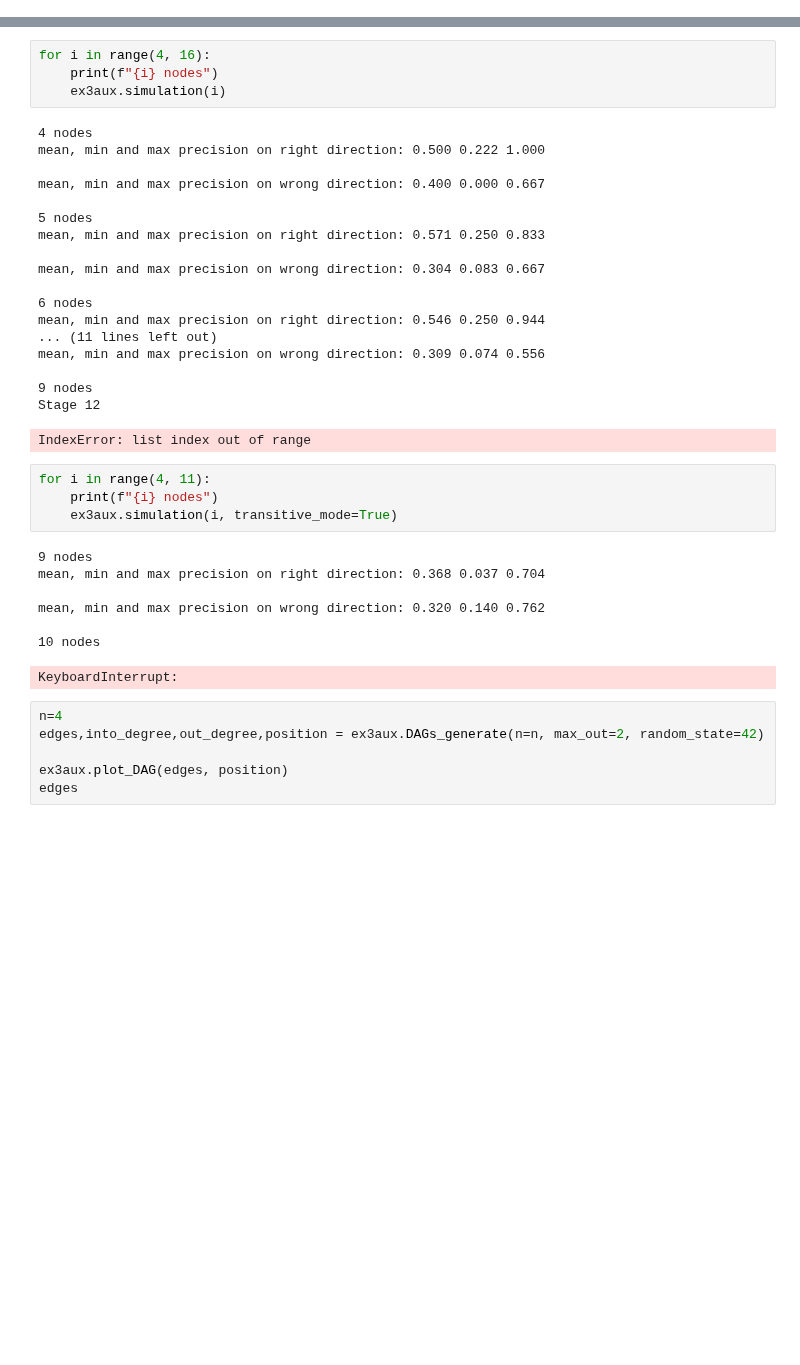
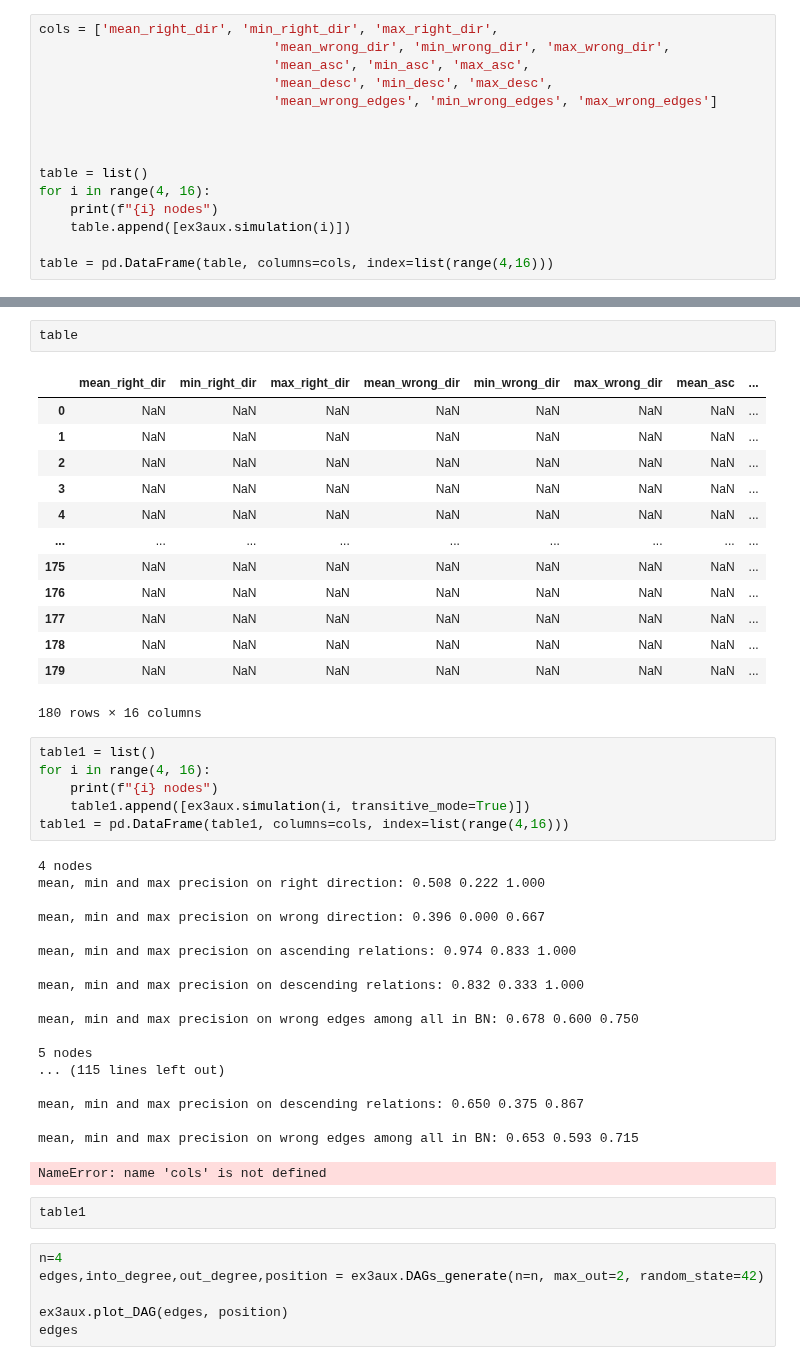
Before and after one commit to dmitry-grigorev/BAMT, a Jupyter notebook: experiments3/Experiments_synth_3.ipynb, the cells around one changed output, grey strips where cells are left out. Drawn from its saved outputs; the diff is of its cells as text; blank space fills up the shorter version.

```diff
--- a/experiments3/Experiments_synth_3.ipynb
+++ b/experiments3/Experiments_synth_3.ipynb
@@ -33,0 +14,15 @@ plt.show()
+# %%
+cols = ['mean_right_dir', 'min_right_dir', 'max_right_dir',
+                              'mean_wrong_dir', 'min_wrong_dir', 'max_wrong_dir',
+                              'mean_asc', 'min_asc', 'max_asc',
+                              'mean_desc', 'min_desc', 'max_desc',
+                              'mean_wrong_edges', 'min_wrong_edges', 'max_wrong_edges']
+
+
+
+table = list()
+for i in range(4, 16):
+    print(f"{i} nodes")
+    table.append([ex3aux.simulation(i)])
+
+table = pd.DataFrame(table, columns=cols, index=list(range(4,16)))
@@ -34,38 +47,46 @@ plt.show()
+# %%
+table
+# %% [output]
+|  | mean_right_dir | min_right_dir | max_right_dir | mean_wrong_dir | min_wrong_dir | max_wrong_dir | mean_asc | ... |
+| 0 | NaN | NaN | NaN | NaN | NaN | NaN | NaN | ... |
+| 1 | NaN | NaN | NaN | NaN | NaN | NaN | NaN | ... |
+| 2 | NaN | NaN | NaN | NaN | NaN | NaN | NaN | ... |
+| 3 | NaN | NaN | NaN | NaN | NaN | NaN | NaN | ... |
+| 4 | NaN | NaN | NaN | NaN | NaN | NaN | NaN | ... |
+| ... | ... | ... | ... | ... | ... | ... | ... | ... |
+| 175 | NaN | NaN | NaN | NaN | NaN | NaN | NaN | ... |
+| 176 | NaN | NaN | NaN | NaN | NaN | NaN | NaN | ... |
+| 177 | NaN | NaN | NaN | NaN | NaN | NaN | NaN | ... |
+| 178 | NaN | NaN | NaN | NaN | NaN | NaN | NaN | ... |
+| 179 | NaN | NaN | NaN | NaN | NaN | NaN | NaN | ... |
+180 rows × 16 columns
 # %%
+table1 = list()
 for i in range(4, 16):
     print(f"{i} nodes")
-    ex3aux.simulation(i)
+    table1.append([ex3aux.simulation(i, transitive_mode=True)])
+table1 = pd.DataFrame(table1, columns=cols, index=list(range(4,16)))
 # %% [output]
 4 nodes
-mean, min and max precision on right direction: 0.500 0.222 1.000
+mean, min and max precision on right direction: 0.508 0.222 1.000
 
-mean, min and max precision on wrong direction: 0.400 0.000 0.667
+mean, min and max precision on wrong direction: 0.396 0.000 0.667
+
+mean, min and max precision on ascending relations: 0.974 0.833 1.000
+
+mean, min and max precision on descending relations: 0.832 0.333 1.000
+
+mean, min and max precision on wrong edges among all in BN: 0.678 0.600 0.750
 
 5 nodes
-mean, min and max precision on right direction: 0.571 0.250 0.833
+... (115 lines left out)
 
-mean, min and max precision on wrong direction: 0.304 0.083 0.667
+mean, min and max precision on descending relations: 0.650 0.375 0.867
 
-6 nodes
-mean, min and max precision on right direction: 0.546 0.250 0.944
-... (11 lines left out)
-mean, min and max precision on wrong direction: 0.309 0.074 0.556
-
-9 nodes
-Stage 12
+mean, min and max precision on wrong edges among all in BN: 0.653 0.593 0.715
-IndexError: list index out of range
+NameError: name 'cols' is not defined
-# %%
-for i in range(4, 11):
-    print(f"{i} nodes")
-    ex3aux.simulation(i, transitive_mode=True)
-# %% [output]
-9 nodes
-mean, min and max precision on right direction: 0.368 0.037 0.704
-
-mean, min and max precision on wrong direction: 0.320 0.140 0.762
-
-10 nodes
-KeyboardInterrupt:
+# %%
+table1
 # %%
 n=4
 edges,into_degree,out_degree,position = ex3aux.DAGs_generate(n=n, max_out=2, random_state=42)
```
Also changed, not shown: parts of 4 cells of this notebook, 1 other file.
